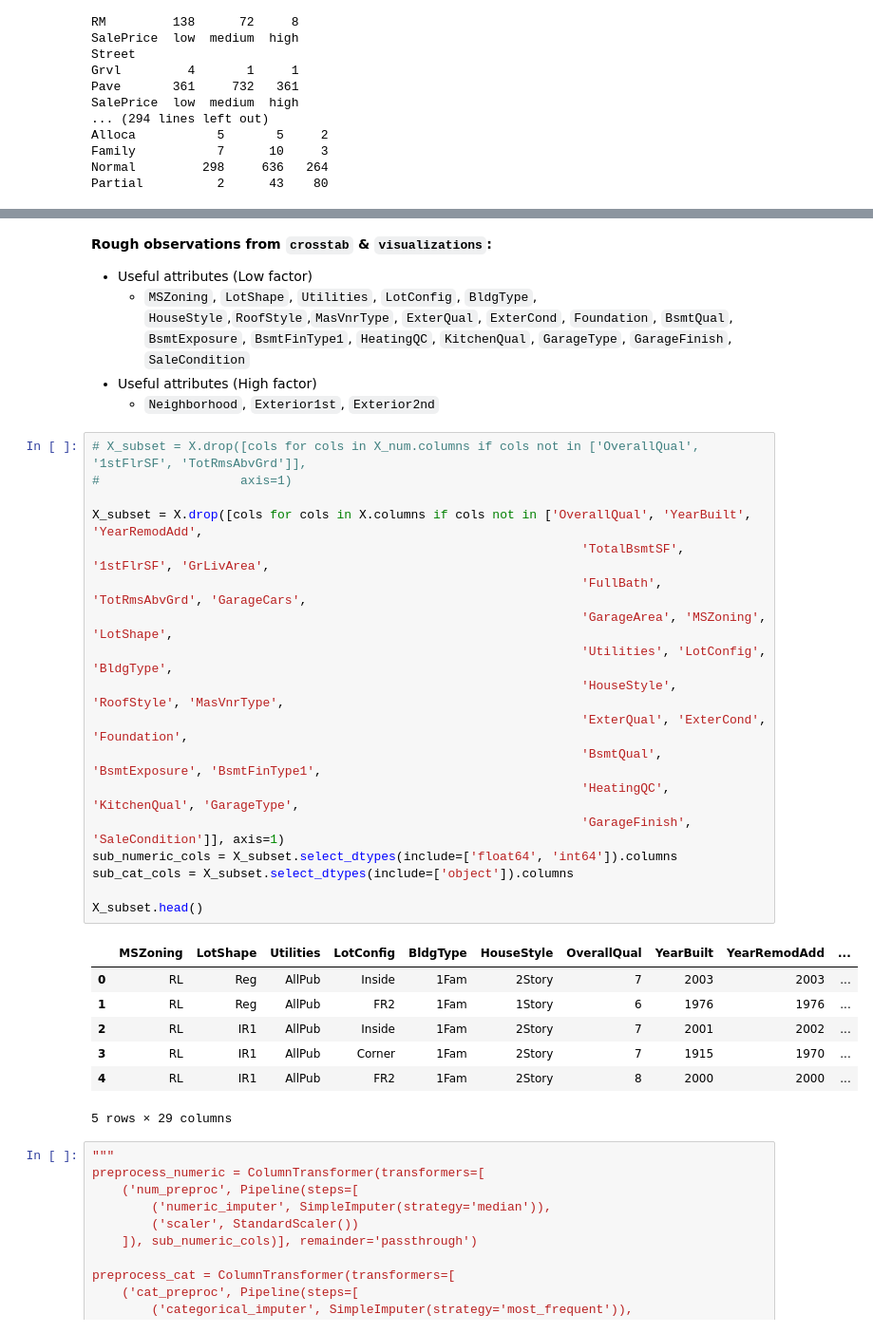
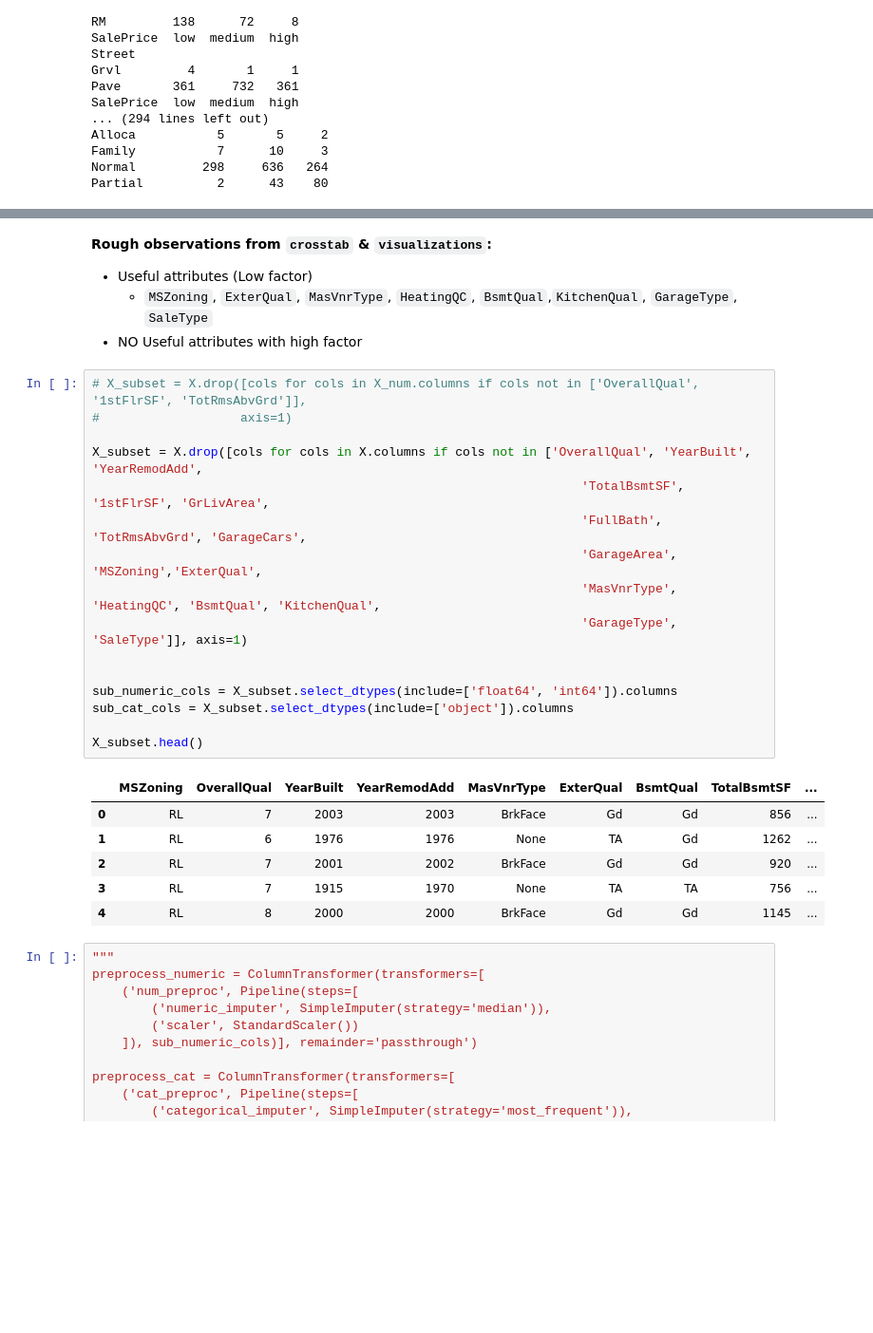
Before and after one commit to TrellixVulnTeam/thedevrepo_GTKG, a Jupyter notebook: Learning/ml/Hands_on_ml_skl_tf_2E_Geron/02_End_to_end_ML_Project.ipynb, the cells around one changed output, grey strips where cells are left out. Shown at 95% size. Cells and saved outputs as stored; diff of their text form; blank space fills up the shorter version.

```diff
--- a/Learning/ml/Hands_on_ml_skl_tf_2E_Geron/02_End_to_end_ML_Project.ipynb
+++ b/Learning/ml/Hands_on_ml_skl_tf_2E_Geron/02_End_to_end_ML_Project.ipynb
@@ -208,37 +208,31 @@ plt.show()
 # %% [markdown]
 **Rough observations from `crosstab` & `visualizations`:**
 - Useful attributes (Low factor)
-    - `MSZoning`, `LotShape`, `Utilities`, `LotConfig`, `BldgType`, `HouseStyle`,`RoofStyle`,`MasVnrType`,
-    `ExterQual`, `ExterCond`, `Foundation`, `BsmtQual`, `BsmtExposure`, `BsmtFinType1`, `HeatingQC`,
-    `KitchenQual`, `GarageType`, `GarageFinish`, `SaleCondition`
-- Useful attributes (High factor)
-    - `Neighborhood`, `Exterior1st`, `Exterior2nd`
+    - `MSZoning`, `ExterQual`, `MasVnrType`, `HeatingQC`, `BsmtQual`,`KitchenQual`, `GarageType`, `SaleType`
+- NO Useful attributes with high factor
 # %%
 # X_subset = X.drop([cols for cols in X_num.columns if cols not in ['OverallQual', '1stFlrSF', 'TotRmsAbvGrd']],
 #                   axis=1)
 
 X_subset = X.drop([cols for cols in X.columns if cols not in ['OverallQual', 'YearBuilt', 'YearRemodAdd',
                                                                   'TotalBsmtSF', '1stFlrSF', 'GrLivArea',
                                                                   'FullBath', 'TotRmsAbvGrd', 'GarageCars',
-                                                                  'GarageArea', 'MSZoning', 'LotShape',
-                                                                  'Utilities', 'LotConfig', 'BldgType',
-                                                                  'HouseStyle', 'RoofStyle', 'MasVnrType',
-                                                                  'ExterQual', 'ExterCond', 'Foundation',
-                                                                  'BsmtQual', 'BsmtExposure', 'BsmtFinType1',
-                                                                  'HeatingQC', 'KitchenQual', 'GarageType',
-                                                                  'GarageFinish', 'SaleCondition']], axis=1)
+                                                                  'GarageArea', 'MSZoning','ExterQual',
+                                                                  'MasVnrType', 'HeatingQC', 'BsmtQual', 'KitchenQual',
+                                                                  'GarageType', 'SaleType']], axis=1)
+
+
 sub_numeric_cols = X_subset.select_dtypes(include=['float64', 'int64']).columns
 sub_cat_cols = X_subset.select_dtypes(include=['object']).columns
 
 X_subset.head()
 # %% [output]
-|  | MSZoning | LotShape | Utilities | LotConfig | BldgType | HouseStyle | OverallQual | YearBuilt | YearRemodAdd | ... |
-| 0 | RL | Reg | AllPub | Inside | 1Fam | 2Story | 7 | 2003 | 2003 | ... |
-| 1 | RL | Reg | AllPub | FR2 | 1Fam | 1Story | 6 | 1976 | 1976 | ... |
-| 2 | RL | IR1 | AllPub | Inside | 1Fam | 2Story | 7 | 2001 | 2002 | ... |
-| 3 | RL | IR1 | AllPub | Corner | 1Fam | 2Story | 7 | 1915 | 1970 | ... |
-| 4 | RL | IR1 | AllPub | FR2 | 1Fam | 2Story | 8 | 2000 | 2000 | ... |
+|  | MSZoning | OverallQual | YearBuilt | YearRemodAdd | MasVnrType | ExterQual | BsmtQual | TotalBsmtSF | ... |
+| 0 | RL | 7 | 2003 | 2003 | BrkFace | Gd | Gd | 856 | ... |
+| 1 | RL | 6 | 1976 | 1976 | None | TA | Gd | 1262 | ... |
+| 2 | RL | 7 | 2001 | 2002 | BrkFace | Gd | Gd | 920 | ... |
+| 3 | RL | 7 | 1915 | 1970 | None | TA | TA | 756 | ... |
+| 4 | RL | 8 | 2000 | 2000 | BrkFace | Gd | Gd | 1145 | ... |
-5 rows × 29 columns
 # %%
 """
 preprocess_numeric = ColumnTransformer(transformers=[
```
